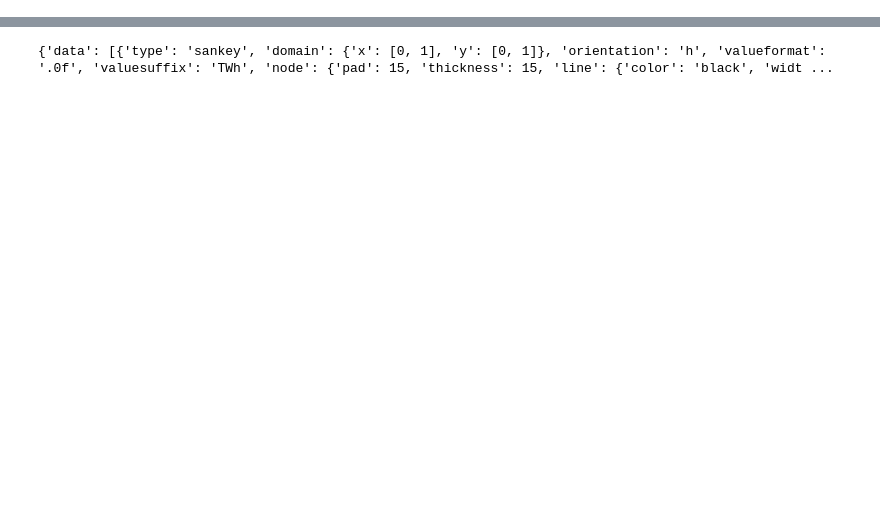
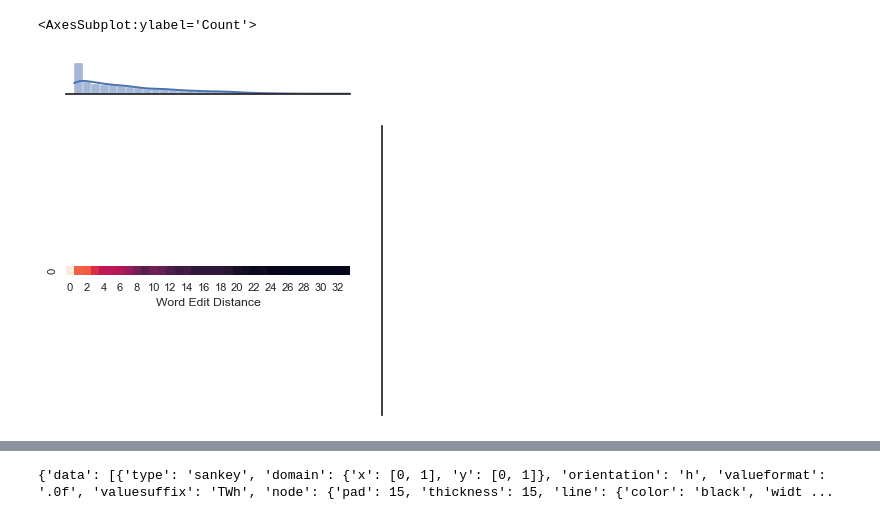
Before and after one commit to danton-nlp/GEF, a Jupyter notebook: iteration_changes.ipynb, the cells around one changed output, grey strips where cells are left out. Cells and saved outputs as stored; diff of their text form; code cells hidden in the pictures; blank space fills up the shorter version.

```diff
--- a/iteration_changes.ipynb
+++ b/iteration_changes.ipynb
@@ -141,0 +112,21 @@ Text(0.5, 1.0, 'Token edit distance from baseline to corrected summary (N=100)')
+# %%
+normed_edits = np.unique(edit_distances, return_counts=True)[1].reshape(1, -1) / np.sum(edit_distances)
+g = sns.JointGrid(height=4, space=1)
+ax = sns.heatmap(
+    np.unique(edit_distances, return_counts=True)[1].reshape(1, -1) / np.sum(edit_distances),
+    cbar=False,
+    #cbar_kws={"orientation": "horizontal"},
+    square=True,
+    ax=g.ax_joint
+)
+ax.set_xlabel("Word Edit Distance")
+#sns.kdeplot(edit_distances, linewidth=2, ax=g.ax_marg_x)
+sns.histplot(
+    edit_distances,
+    #fit=norm,
+    kde=True,
+    ax=g.ax_marg_x
+)
+# %% [output]
+<AxesSubplot:ylabel='Count'>
+[figure, added]
```
Also changed, not shown: parts of 11 cells of this notebook, 5 other files.
